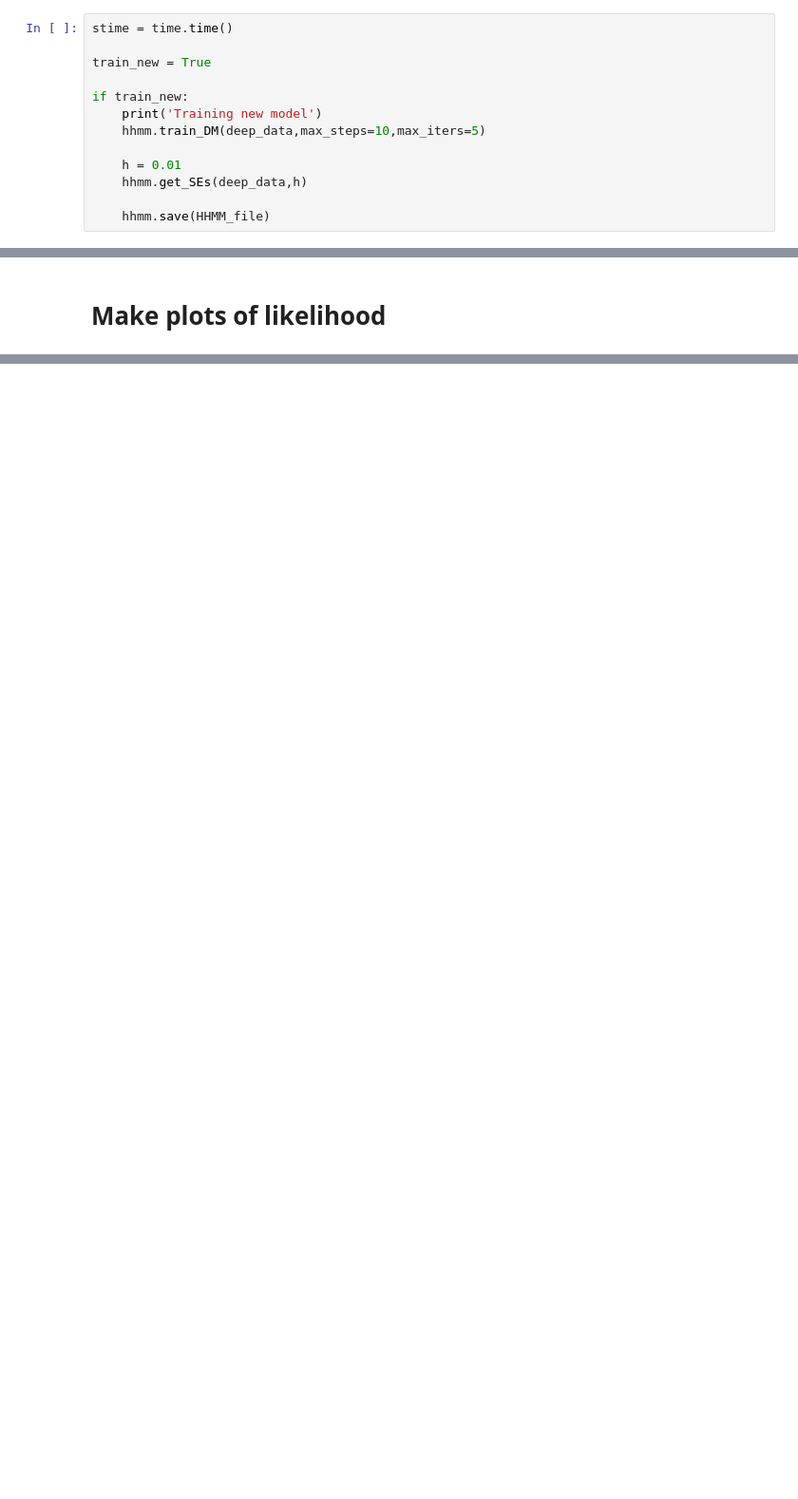
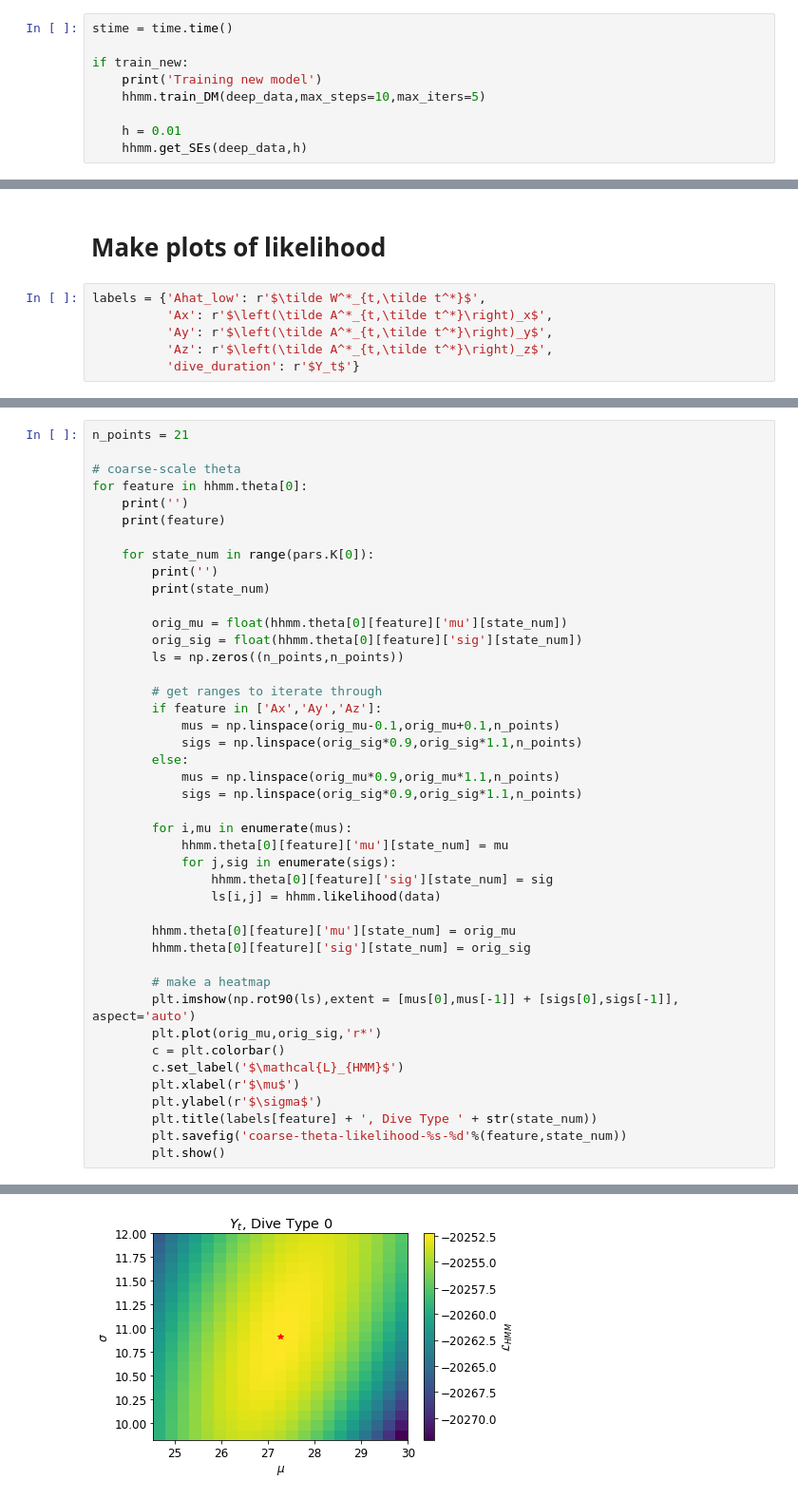
Before and after one commit to evsi8432/CarHHMM, a Jupyter notebook: Code/Final_Code.ipynb, the cells around one changed output, grey strips where cells are left out. Shown at 95% size. Drawn from its saved outputs; the diff is of its cells as text; blank space fills up the shorter version.

Commit message:
Add state to sim and add likelihood surfaces

```diff
--- a/Code/Final_Code.ipynb
+++ b/Code/Final_Code.ipynb
@@ -457,7 +397,5 @@ new best model
 # %%
 stime = time.time()
-
-train_new = True
 
 if train_new:
     print('Training new model')
@@ -465,5 +403,3 @@ if train_new:
 
     h = 0.01
     hhmm.get_SEs(deep_data,h)
-
-    hhmm.save(HHMM_file)
@@ -1311,2 +1175,8 @@ $$\hat \Gamma^{*(1)} = \begin{pmatrix}
 # %% [markdown]
 # Make plots of likelihood
+# %%
+labels = {'Ahat_low': r'$\tilde W^*_{t,\tilde t^*}$',
+          'Ax': r'$\left(\tilde A^*_{t,\tilde t^*}\right)_x$',
+          'Ay': r'$\left(\tilde A^*_{t,\tilde t^*}\right)_y$',
+          'Az': r'$\left(\tilde A^*_{t,\tilde t^*}\right)_z$',
+          'dive_duration': r'$Y_t$'}
@@ -1312,0 +1216,44 @@ $$\hat \Gamma^{*(1)} = \begin{pmatrix}
+# %%
+n_points = 21
+
+# coarse-scale theta
+for feature in hhmm.theta[0]:
+    print('')
+    print(feature)
+
+    for state_num in range(pars.K[0]):
+        print('')
+        print(state_num)
+
+        orig_mu = float(hhmm.theta[0][feature]['mu'][state_num])
+        orig_sig = float(hhmm.theta[0][feature]['sig'][state_num])
+        ls = np.zeros((n_points,n_points))
+
+        # get ranges to iterate through
+        if feature in ['Ax','Ay','Az']:
+            mus = np.linspace(orig_mu-0.1,orig_mu+0.1,n_points)
+            sigs = np.linspace(orig_sig*0.9,orig_sig*1.1,n_points)
+        else:
+            mus = np.linspace(orig_mu*0.9,orig_mu*1.1,n_points)
+            sigs = np.linspace(orig_sig*0.9,orig_sig*1.1,n_points)
+
+        for i,mu in enumerate(mus):
+            hhmm.theta[0][feature]['mu'][state_num] = mu
+            for j,sig in enumerate(sigs):
+                hhmm.theta[0][feature]['sig'][state_num] = sig
+                ls[i,j] = hhmm.likelihood(data)
+
+        hhmm.theta[0][feature]['mu'][state_num] = orig_mu
+        hhmm.theta[0][feature]['sig'][state_num] = orig_sig
+
+        # make a heatmap
+        plt.imshow(np.rot90(ls),extent = [mus[0],mus[-1]] + [sigs[0],sigs[-1]], aspect='auto')
+        plt.plot(orig_mu,orig_sig,'r*')
+        c = plt.colorbar()
+        c.set_label('$\mathcal{L}_{HMM}$')
+        plt.xlabel(r'$\mu$')
+        plt.ylabel(r'$\sigma$')
+        plt.title(labels[feature] + ', Dive Type ' + str(state_num))
+        plt.savefig('coarse-theta-likelihood-%s-%d'%(feature,state_num))
+        plt.show()
+# %% [output]
@@ -1312,0 +1263 @@ $$\hat \Gamma^{*(1)} = \begin{pmatrix}
+[figure, added]
```
Also changed, not shown: parts of 17 cells of this notebook, 2 other files.
